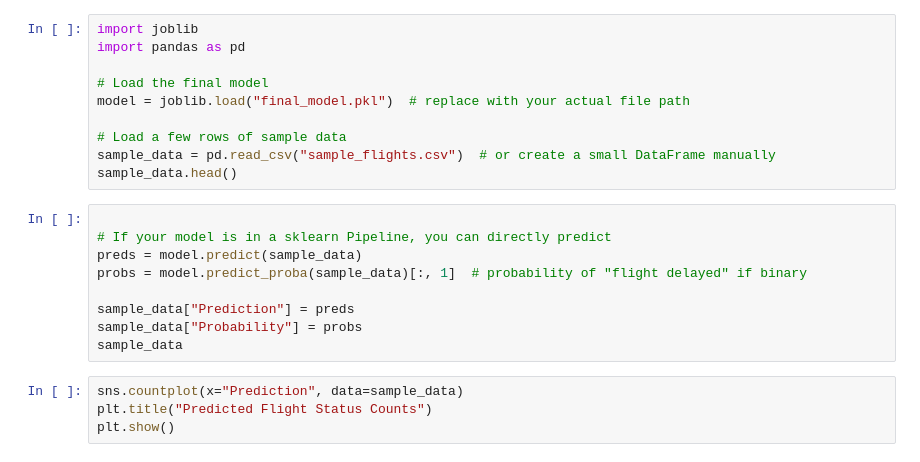
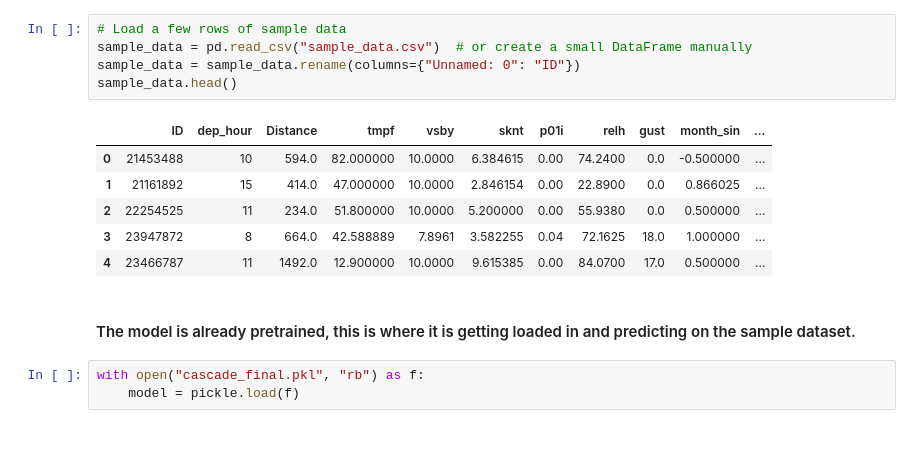
Before and after one commit to arv020/DSC288R_DataScienceCapstone, a Jupyter notebook: 3_tests/Model_Tests.ipynb, the cells around one changed output. Saved outputs shown, nothing was run; the diff lists cells and outputs as text.

```diff
--- a/3_tests/Model_Tests.ipynb
+++ b/3_tests/Model_Tests.ipynb
@@ -9,24 +19,18 @@ import seaborn as sns
 # %%
-import joblib
-import pandas as pd
-
-# Load the final model
-model = joblib.load("final_model.pkl")  # replace with your actual file path
-
 # Load a few rows of sample data
-sample_data = pd.read_csv("sample_flights.csv")  # or create a small DataFrame manually
+sample_data = pd.read_csv("sample_data.csv")  # or create a small DataFrame manually
+sample_data = sample_data.rename(columns={"Unnamed: 0": "ID"})
 sample_data.head()
+# %% [output]
+|  | ID | dep_hour | Distance | tmpf | vsby | sknt | p01i | relh | gust | month_sin | ... |
+| 0 | 21453488 | 10 | 594.0 | 82.000000 | 10.0000 | 6.384615 | 0.00 | 74.2400 | 0.0 | -0.500000 | ... |
+| 1 | 21161892 | 15 | 414.0 | 47.000000 | 10.0000 | 2.846154 | 0.00 | 22.8900 | 0.0 | 0.866025 | ... |
+| 2 | 22254525 | 11 | 234.0 | 51.800000 | 10.0000 | 5.200000 | 0.00 | 55.9380 | 0.0 | 0.500000 | ... |
+| 3 | 23947872 | 8 | 664.0 | 42.588889 | 7.8961 | 3.582255 | 0.04 | 72.1625 | 18.0 | 1.000000 | ... |
+| 4 | 23466787 | 11 | 1492.0 | 12.900000 | 10.0000 | 9.615385 | 0.00 | 84.0700 | 17.0 | 0.500000 | ... |
-# %%
-
-# If your model is in a sklearn Pipeline, you can directly predict
-preds = model.predict(sample_data)
-probs = model.predict_proba(sample_data)[:, 1]  # probability of "flight delayed" if binary
-
-sample_data["Prediction"] = preds
-sample_data["Probability"] = probs
-sample_data
-# %%
-sns.countplot(x="Prediction", data=sample_data)
-plt.title("Predicted Flight Status Counts")
-plt.show()
+# %% [markdown]
+#### The model is already pretrained, this is where it is getting loaded in and predicting on the sample dataset.
+# %%
+with open("cascade_final.pkl", "rb") as f:
+    model = pickle.load(f)
 # %%
```
Also changed, not shown: parts of 17 cells of this notebook, 1 other file.
